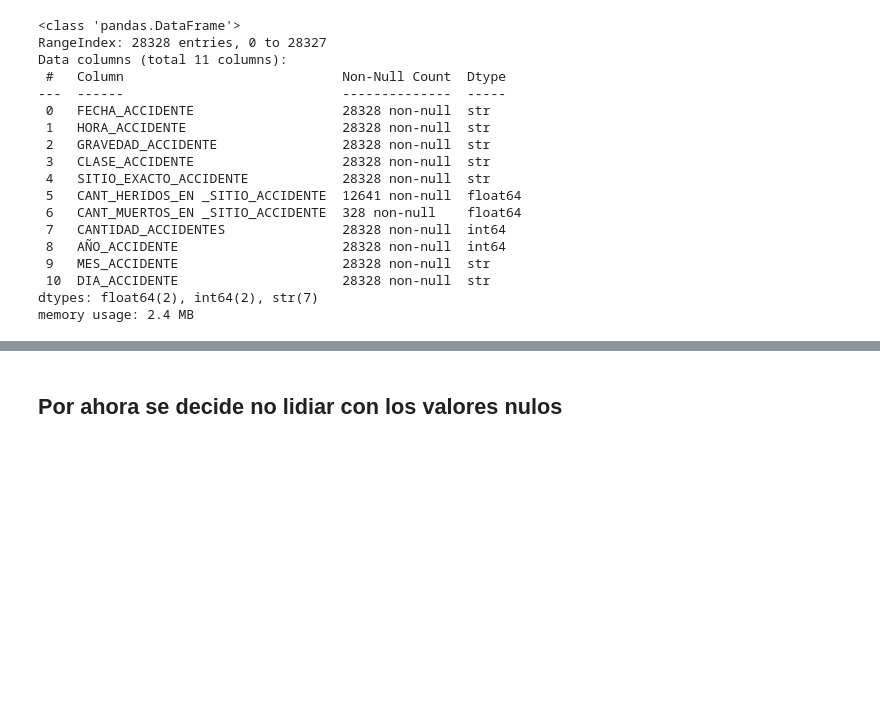
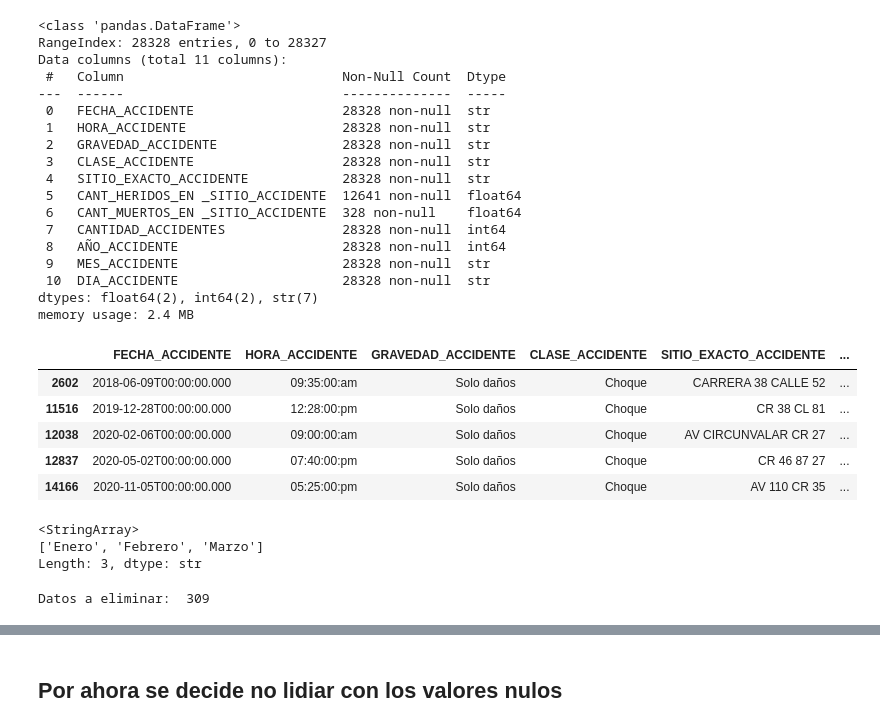
Before and after one commit to AbrahamOro/EDA-ACCIDENTES-Colombia, a Jupyter notebook: EDA-Accidents.ipynb, the cells around one changed output, grey strips where cells are left out. Saved outputs shown, nothing was run; the diff lists cells and outputs as text; code cells hidden in the pictures; blank space fills up the shorter version.

```diff
--- a/EDA-Accidents.ipynb
+++ b/EDA-Accidents.ipynb
@@ -38,3 +36,13 @@ Data columns (total 11 columns):
  10  DIA_ACCIDENTE                     28328 non-null  str
 dtypes: float64(2), int64(2), str(7)
 memory usage: 2.4 MB
+# %%
+# Evaluando cantidad de accidentes mayores que 1
+data[data["CANTIDAD_ACCIDENTES"] >= 2]
+# %% [output]
+|  | FECHA_ACCIDENTE | HORA_ACCIDENTE | GRAVEDAD_ACCIDENTE | CLASE_ACCIDENTE | SITIO_EXACTO_ACCIDENTE | ... |
+| 2602 | 2018-06-09T00:00:00.000 | 09:35:00:am | Solo daños | Choque | CARRERA 38 CALLE 52 | ... |
+| 11516 | 2019-12-28T00:00:00.000 | 12:28:00:pm | Solo daños | Choque | CR 38 CL 81 | ... |
+| 12038 | 2020-02-06T00:00:00.000 | 09:00:00:am | Solo daños | Choque | AV CIRCUNVALAR CR 27 | ... |
+| 12837 | 2020-05-02T00:00:00.000 | 07:40:00:pm | Solo daños | Choque | CR 46 87 27 | ... |
+| 14166 | 2020-11-05T00:00:00.000 | 05:25:00:pm | Solo daños | Choque | AV 110 CR 35 | ... |
@@ -40,0 +52,12 @@ memory usage: 2.4 MB
+# %%
+## El año de realización de este notebook es 2026-06-08. Los datos del 2026 están incompletos con respecto a los meses.
+data[data["AÑO_ACCIDENTE"] == 2026]["MES_ACCIDENTE"].unique()
+# %% [output]
+<StringArray>
+['Enero', 'Febrero', 'Marzo']
+Length: 3, dtype: str
+# %%
+print("Datos a eliminar: ", len(data[data["AÑO_ACCIDENTE"] == 2026]))
+data = data[data["AÑO_ACCIDENTE"] != 2026]
+# %% [output]
+Datos a eliminar:  309
```
Also changed, not shown: parts of 18 cells of this notebook, 1 other file.
